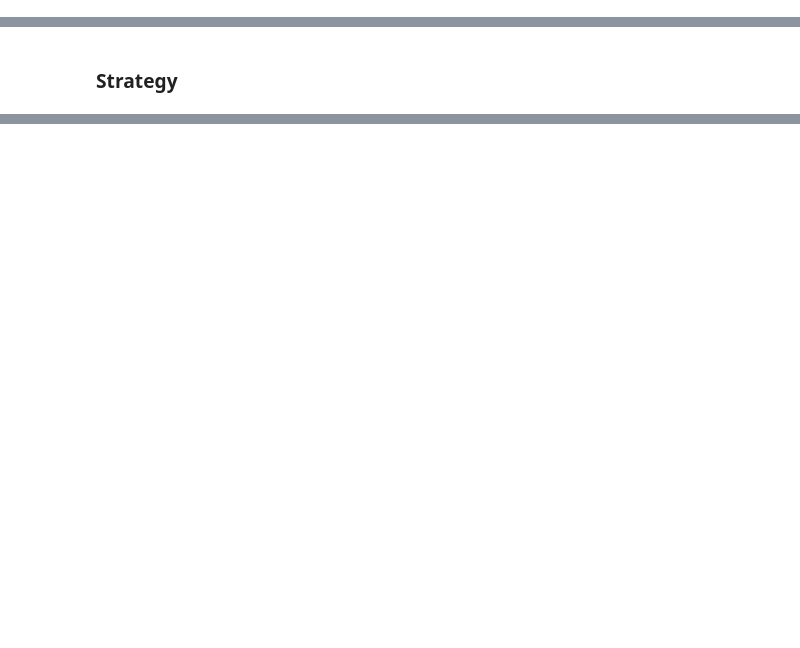
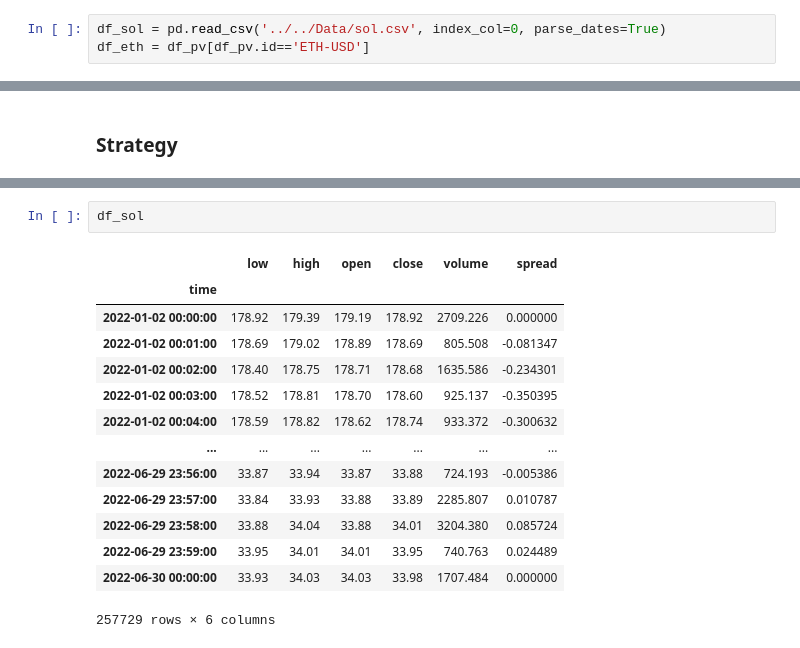
Before and after one commit to jiahao-sun/MTH-9887---MTH-9897-Project, a Jupyter notebook: BackTrader/Default/defaultAlgo_test.ipynb, the cells around one changed output, grey strips where cells are left out. Saved outputs shown, nothing was run; the diff lists cells and outputs as text; blank space fills up the shorter version.

```diff
--- a/BackTrader/Default/defaultAlgo_test.ipynb
+++ b/BackTrader/Default/defaultAlgo_test.ipynb
@@ -166,3 +186,6 @@ ticker_list = ticker_list[1:3]
 ticker_list
 # %% [output]
 array(['ETH-USD', 'SOL-USD'], dtype=object)
+# %%
+df_sol = pd.read_csv('../../Data/sol.csv', index_col=0, parse_dates=True)
+df_eth = df_pv[df_pv.id=='ETH-USD']
@@ -401,0 +505,17 @@ cerebro.plot()
+# %%
+df_sol
+# %% [output]
+|  | low | high | open | close | volume | spread |
+| time |  |  |  |  |  |  |
+| 2022-01-02 00:00:00 | 178.92 | 179.39 | 179.19 | 178.92 | 2709.226 | 0.000000 |
+| 2022-01-02 00:01:00 | 178.69 | 179.02 | 178.89 | 178.69 | 805.508 | -0.081347 |
+| 2022-01-02 00:02:00 | 178.40 | 178.75 | 178.71 | 178.68 | 1635.586 | -0.234301 |
+| 2022-01-02 00:03:00 | 178.52 | 178.81 | 178.70 | 178.60 | 925.137 | -0.350395 |
+| 2022-01-02 00:04:00 | 178.59 | 178.82 | 178.62 | 178.74 | 933.372 | -0.300632 |
+| ... | ... | ... | ... | ... | ... | ... |
+| 2022-06-29 23:56:00 | 33.87 | 33.94 | 33.87 | 33.88 | 724.193 | -0.005386 |
+| 2022-06-29 23:57:00 | 33.84 | 33.93 | 33.88 | 33.89 | 2285.807 | 0.010787 |
+| 2022-06-29 23:58:00 | 33.88 | 34.04 | 33.88 | 34.01 | 3204.380 | 0.085724 |
+| 2022-06-29 23:59:00 | 33.95 | 34.01 | 34.01 | 33.95 | 740.763 | 0.024489 |
+| 2022-06-30 00:00:00 | 33.93 | 34.03 | 34.03 | 33.98 | 1707.484 | 0.000000 |
+257729 rows × 6 columns
```
Also changed, not shown: parts of 24 cells of this notebook, 4 other files.
